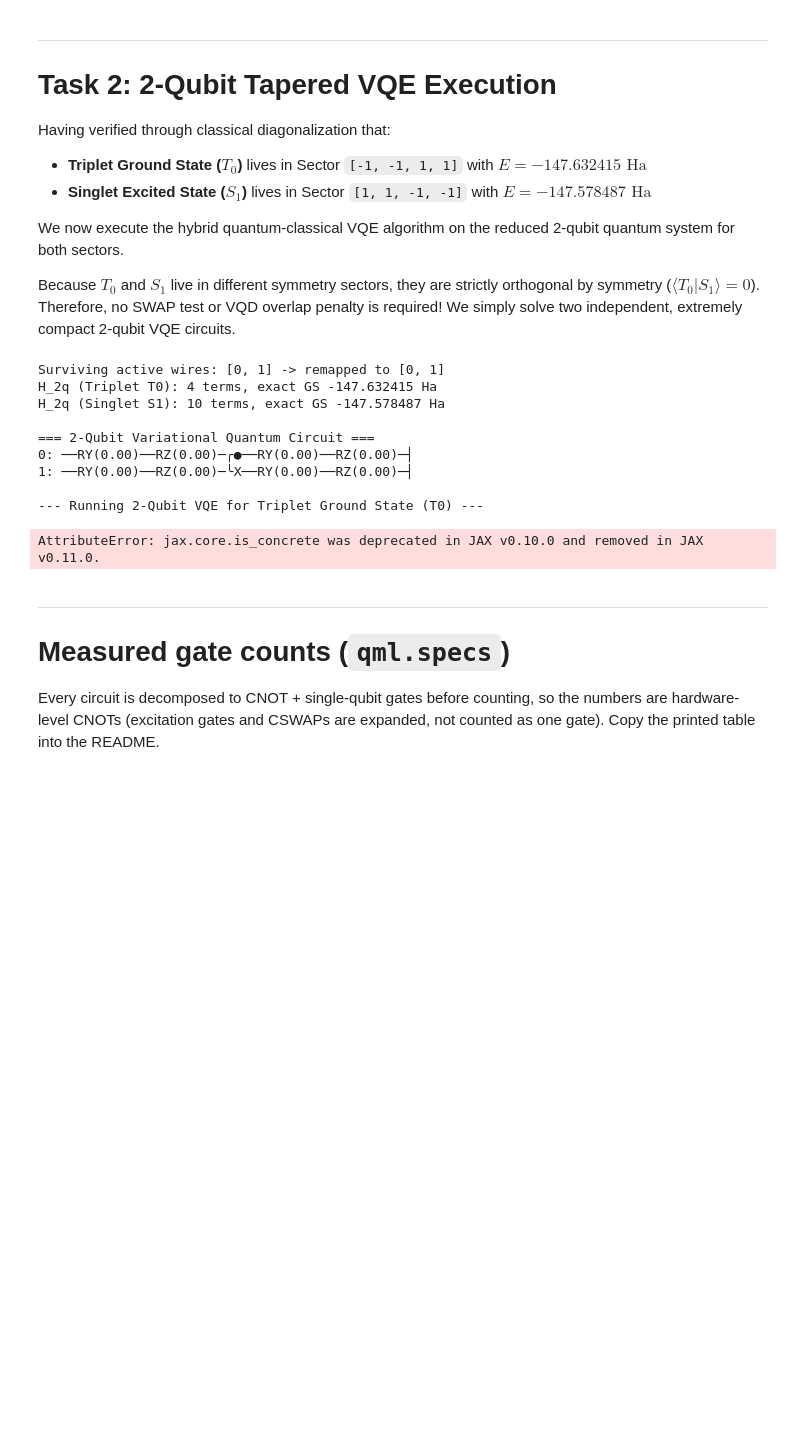
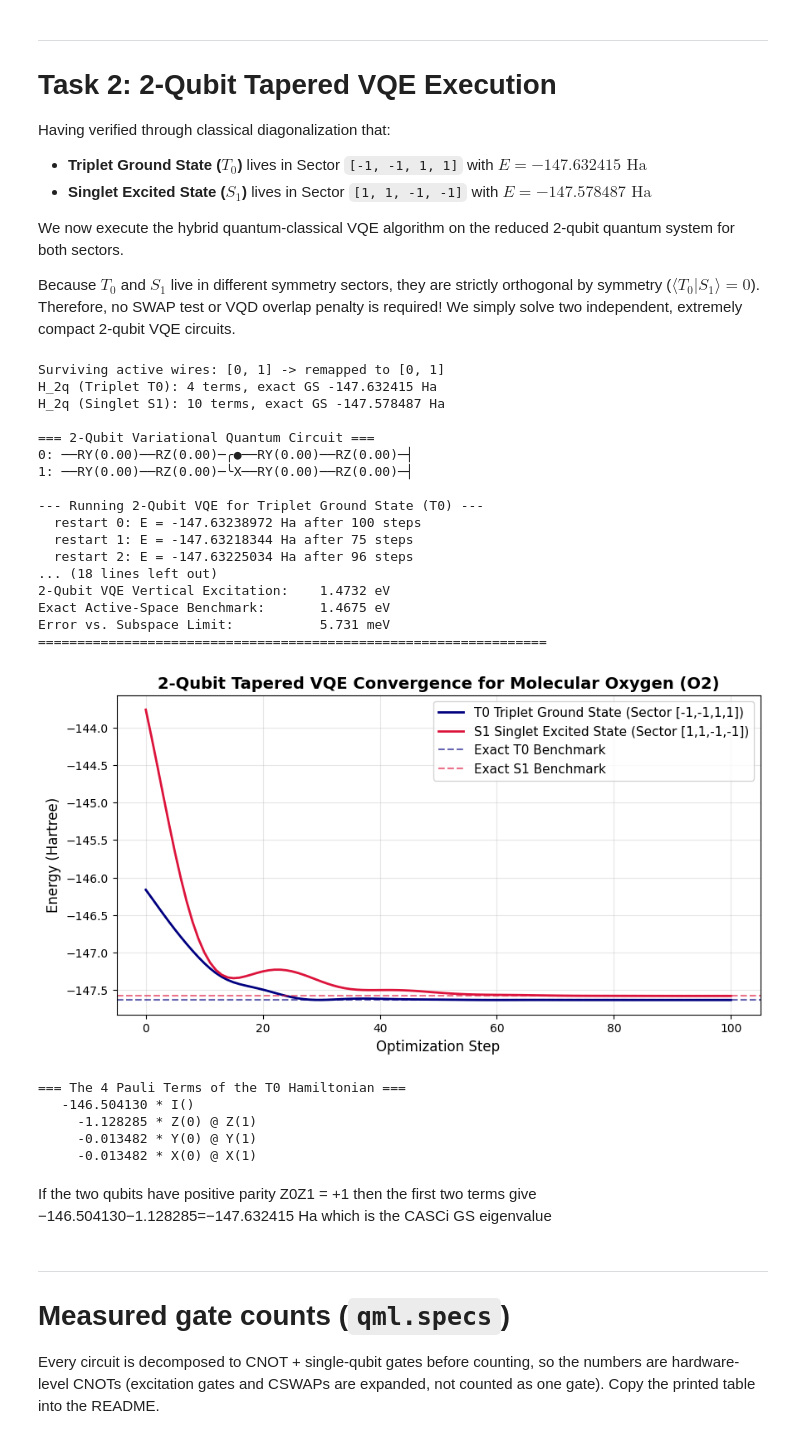
Before and after one commit to Yukoku115/NQCC-2025-O2-VQE-and-Qubit-Tapering, a Jupyter notebook: VQD-O2-colab.ipynb, the cells around one changed output. Drawn from its saved outputs; the diff is of its cells as text; code cells hidden in the pictures; blank space fills up the shorter version.

```diff
--- a/VQD-O2-colab.ipynb
+++ b/VQD-O2-colab.ipynb
@@ -683,7 +683,7 @@ def cost_S1(params):
     return qml.expval(H_2q_S1)
 
 # 4. Adam + random restarts
-def run_2q_vqe(cost_fn, name, n_steps=400, lr=0.05, n_restarts=4, seed=0, tol=1e-12):
+def run_2q_vqe(cost_fn, name, n_steps=100, lr=0.05, n_restarts=4, seed=0, tol=1e-6):
     print(f"\n--- Running 2-Qubit VQE for {name} ---")
     try:
         opt = optax.adam(lr)
@@ -731,7 +731,8 @@ def run_2q_vqe(cost_fn, name, n_steps=400, lr=0.05, n_restarts=4, seed=0, tol=1e
 
 E_T0_vqe, opt_params_T0, hist_T0 = run_2q_vqe(cost_T0, "Triplet Ground State (T0)")
 E_S1_vqe, opt_params_S1, hist_S1 = run_2q_vqe(cost_S1, "Singlet Excited State (S1)")
-
+print(opt_params_T0)
+print(opt_params_S1)
 # 5. Final excitation energy
 HA_TO_EV = 27.211386
 delta_E_ha = E_S1_vqe - E_T0_vqe
@@ -744,34 +745,42 @@ print("=" * 65)
 print(f"Ground State (T0 Triplet) Energy:   {E_T0_vqe:.6f} Ha  (error {abs(E_T0_vqe - exact_T0):.1e})")
 print(f"Excited State (S1 Singlet) Energy:  {E_S1_vqe:.6f} Ha  (error {abs(E_S1_vqe - exact_S1):.1e})")
 print(f"Energy Difference (Delta E):        {delta_E_ha:.6f} Ha")
 print(f"2-Qubit VQE Vertical Excitation:    {delta_E_ev:.4f} eV")
 print(f"Exact Active-Space Benchmark:       {exact_delta_ev:.4f} eV")
 print(f"Error vs. Subspace Limit:           {abs(delta_E_ev - exact_delta_ev) * 1000:.3f} meV")
 print("=" * 65)
 
 # 6. Convergence curves (best restart)
 plt.figure(figsize=(10, 5))
 plt.plot(hist_T0, label="T0 Triplet Ground State (Sector [-1,-1,1,1])", color="navy", lw=2)
 plt.plot(hist_S1, label="S1 Singlet Excited State (Sector [1,1,-1,-1])", color="crimson", lw=2)
 plt.axhline(exact_T0, color="navy", ls="--", alpha=0.6, label="Exact T0 Benchmark")
 plt.axhline(exact_S1, color="crimson", ls="--", alpha=0.6, label="Exact S1 Benchmark")
 plt.xlabel("Optimization Step", fontsize=12)
 plt.ylabel("Energy (Hartree)", fontsize=12)
 plt.title("2-Qubit Tapered VQE Convergence for Molecular Oxygen (O2)", fontsize=14, fontweight="bold")
 plt.legend(fontsize=11)
 plt.grid(True, alpha=0.3)
 plt.show()
 # %% [output]
 Surviving active wires: [0, 1] -> remapped to [0, 1]
 H_2q (Triplet T0): 4 terms, exact GS -147.632415 Ha
 H_2q (Singlet S1): 10 terms, exact GS -147.578487 Ha
 
 === 2-Qubit Variational Quantum Circuit ===
 0: ──RY(0.00)──RZ(0.00)─╭●──RY(0.00)──RZ(0.00)─┤
 1: ──RY(0.00)──RZ(0.00)─╰X──RY(0.00)──RZ(0.00)─┤
 
 --- Running 2-Qubit VQE for Triplet Ground State (T0) ---
+  restart 0: E = -147.63238972 Ha after 100 steps
+  restart 1: E = -147.63218344 Ha after 75 steps
+  restart 2: E = -147.63225034 Ha after 96 steps
+... (18 lines left out)
+2-Qubit VQE Vertical Excitation:    1.4732 eV
+Exact Active-Space Benchmark:       1.4675 eV
+Error vs. Subspace Limit:           5.731 meV
+=================================================================
-AttributeError: jax.core.is_concrete was deprecated in JAX v0.10.0 and removed in JAX v0.11.0.
+[figure, added]
 # %%
 import matplotlib.pyplot as plt
 
@@ -789,6 +798,20 @@ ax2.set_title(f"Excited State H: 2 Qubits ({mat_tapered.shape[0]}x{mat_tapered.s
 
 plt.tight_layout()
 plt.show()
+# %%
+# Print the 4 Pauli terms and their coefficients in the T0 Hamiltonian
+coeffs, ops = H_2q_T0.terms()
+print("=== The 4 Pauli Terms of the T0 Hamiltonian ===")
+for c, op in zip(coeffs, ops):
+    print(f"  {float(c):+12.6f} * {op}")
+# %% [output]
+=== The 4 Pauli Terms of the T0 Hamiltonian ===
+   -146.504130 * I()
+     -1.128285 * Z(0) @ Z(1)
+     -0.013482 * Y(0) @ Y(1)
+     -0.013482 * X(0) @ X(1)
+# %% [markdown]
+If the two qubits have positive parity Z0Z1 = +1 then the first two terms give −146.504130−1.128285=−147.632415 Ha which is the CASCi GS eigenvalue
 # %%
 fig, ax = qml.draw_mpl(ansatz_2q, decimals=2)(opt_params_T0)
 fig.set_size_inches(8, 4)
```
Also changed, not shown: 3 other files.
